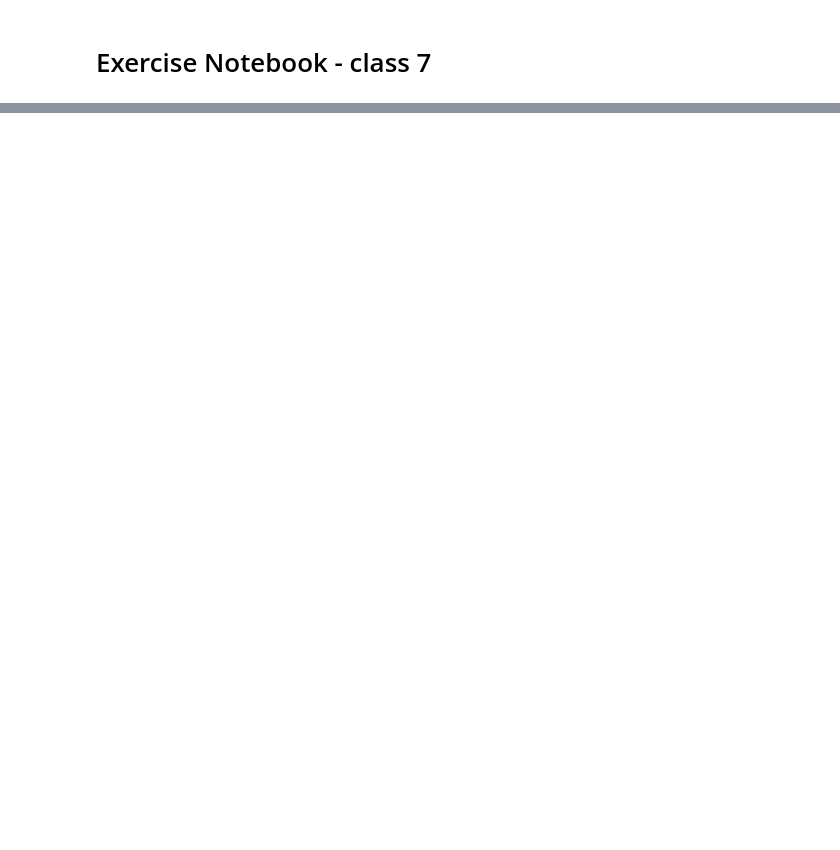
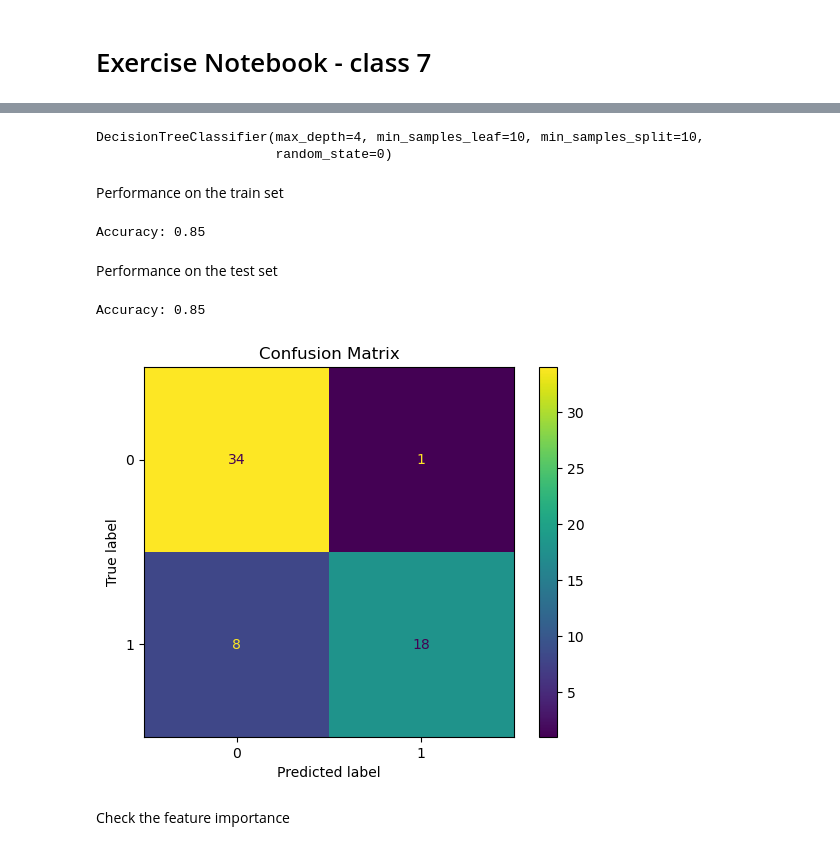
Before and after one commit to Hospital-Da-Luz-Learning-Health/MLCatolica25, a Jupyter notebook: Aula 7 - Supervised Learning III/Exercise Notebook.ipynb, the cells around one changed output, grey strips where cells are left out. Cells and saved outputs as stored; diff of their text form; code cells hidden in the pictures; blank space fills up the shorter version.

```diff
--- a/Aula 7 - Supervised Learning III/Exercise Notebook.ipynb
+++ b/Aula 7 - Supervised Learning III/Exercise Notebook.ipynb
@@ -29,0 +60,3 @@ data
+# %%
+X = data.drop('Diagnosed', axis=1)  # Independent variables
+y = data['Diagnosed']  # Dependent variable (target)
@@ -29,0 +65,2 @@ data
+# %%
+X_train, X_test, y_train, y_test = train_test_split(X, y, test_size = 0.2, random_state = 0)
@@ -29,0 +75,17 @@ data
+# %%
+dtree=DecisionTreeClassifier(max_depth=max_depth_value, min_samples_leaf=min_samples_leaf_value, min_samples_split=min_samples_split_value, random_state=0)
+dtree.fit(X_train,y_train)
+# %% [output]
+DecisionTreeClassifier(max_depth=4, min_samples_leaf=10, min_samples_split=10,
+                       random_state=0)
+# %% [markdown]
+Performance on the train set
+# %%
+# check the accuracy
+#y_pred_train = dtree....
+accuracy = accuracy_score(y_train, y_pred_train)
+print(f'Accuracy: {accuracy:.2f}')
+# %% [output]
+Accuracy: 0.85
+# %% [markdown]
+Performance on the test set
@@ -29,0 +95,14 @@ data
+# %%
+accuracy = accuracy_score(y_test, y_predict)
+print(f'Accuracy: {accuracy:.2f}')
+# %% [output]
+Accuracy: 0.85
+# %%
+# Plot the confusion matrix
+conf_matrix = confusion_matrix(y_test, y_predict)
+disp = ConfusionMatrixDisplay(confusion_matrix=conf_matrix, display_labels=dtree.classes_)
+disp.plot()
+plt.title('Confusion Matrix')
+plt.show()
+# %% [output]
+[figure, added]
@@ -29,0 +115,2 @@ data
+# %% [markdown]
+Check the feature importance
```
Also changed, not shown: parts of 32 cells of this notebook, 2 other files.
